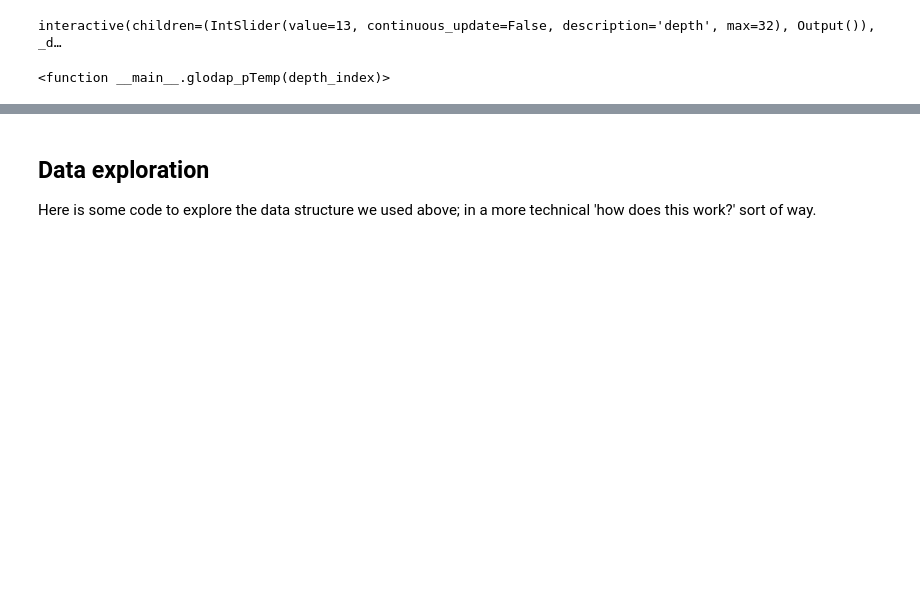
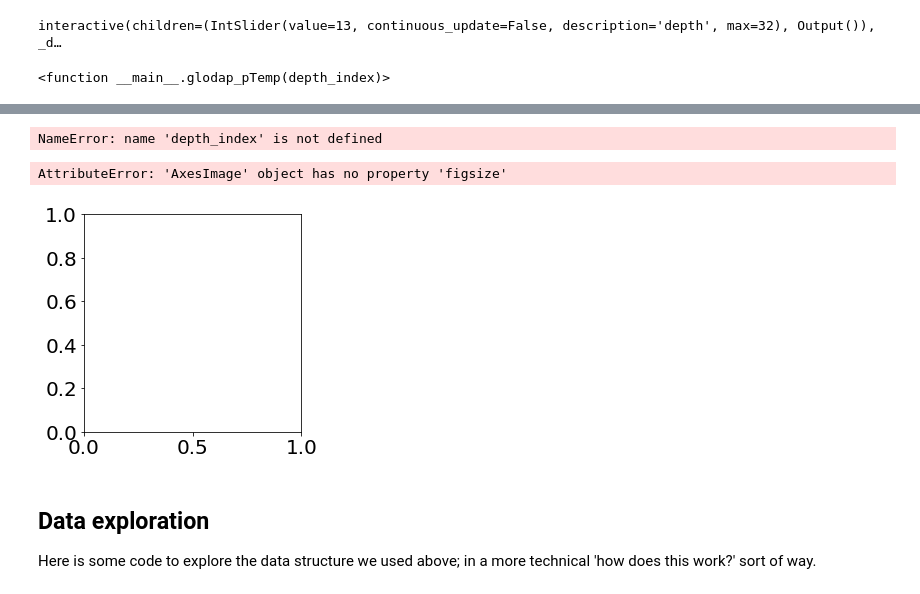
Before and after one commit to robfatland/chlorophyll, a Jupyter notebook: glodap.ipynb, the cells around one changed output, grey strips where cells are left out. Drawn from its saved outputs; the diff is of its cells as text; code cells hidden in the pictures; blank space fills up the shorter version.

```diff
--- a/glodap.ipynb
+++ b/glodap.ipynb
@@ -150,3 +385,28 @@ interactive(children=(IntSlider(value=13, continuous_update=False, description='
+# %%
+data_O2 = glodap_dsO2['oxygen'].sel(depth_surface = depth_index)
+print(type(data_O2))
+# %% [output]
+NameError: name 'depth_index' is not defined
+# %%
+def panel_glodap_pO2(depth_index=3):
+    data_O2 = glodap_dsO2['oxygen'].sel(depth_surface = depth_index)
+    ax = plt.imshow(data_O2)
+    # ... , figsize=(16, 10),cmap=cmocean.cm.oxy,vmin=150, vmax=350)
+    # if depth_index == 0: msg = 'surface water'
+    # else:                msg = 'water at depth ' + str(int(glodap_dsO2['Depth'].values[depth_index])) + ' meters'
+    # plt.text(25, -87, msg)
+    # plt.text(28, 50, 'oxygen dissolved in')
+    # plt.text(28, 42, '     ocean water   ')
+    return ax
+
+app = pn.interact(panel_glodap_pO2, depth_index=(0, 32, 1))       # range and interval
+# print(app)
+fred = pn.Column("#### depth index chooser", pn.Row(app[0], app[1]))
+# print(fred)
+fred.show()
+# %% [output]
+AttributeError: 'AxesImage' object has no property 'figsize'
+[figure, added]
 # %%
 #######################################################################################
 #
```
Also changed, not shown: parts of 21 cells of this notebook, 1 other file.
